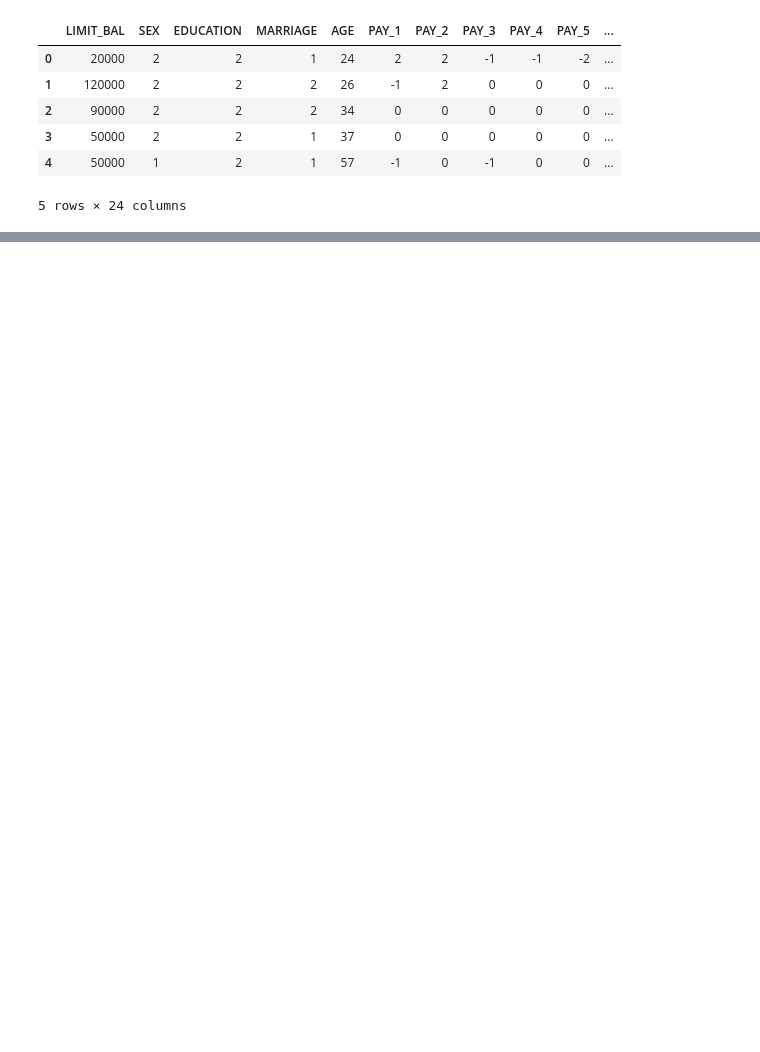
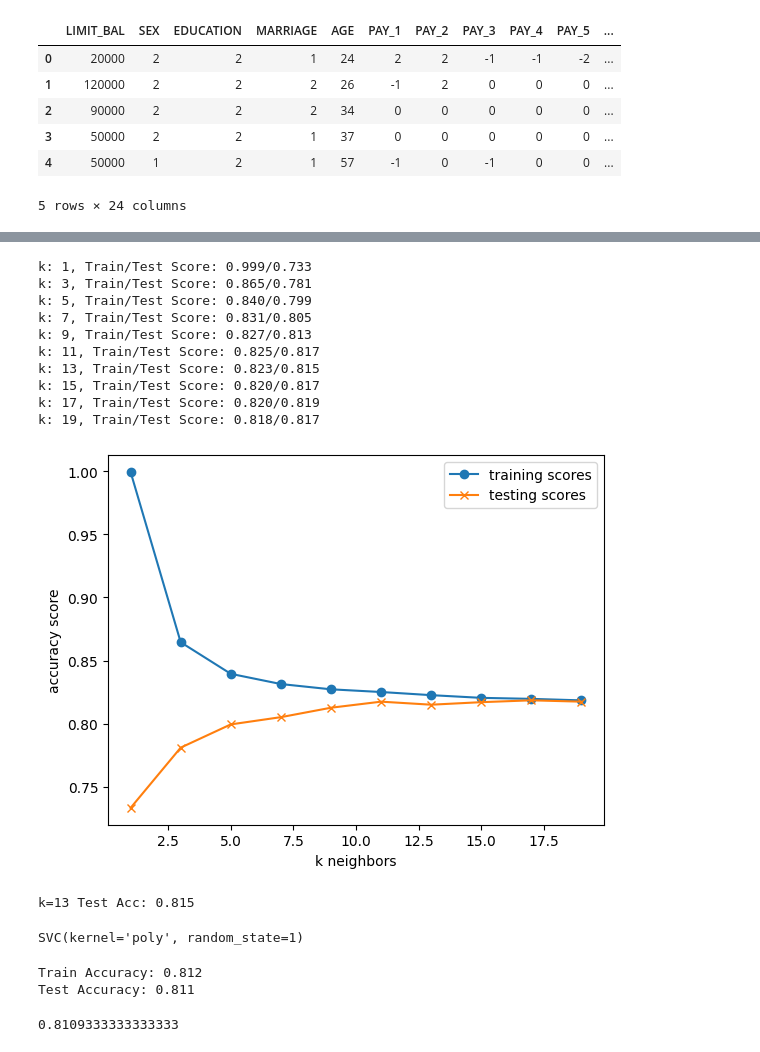
Before and after one commit to jessepoljak/Project_2_Credit_Default, a Jupyter notebook: Project2_Loans.ipynb, the cells around one changed output, grey strips where cells are left out. Drawn from its saved outputs; the diff is of its cells as text; code cells hidden in the pictures; blank space fills up the shorter version.

```diff
--- a/Project2_Loans.ipynb
+++ b/Project2_Loans.ipynb
@@ -140,0 +366,45 @@ plt.scatter(df_corr['PAY_1'], df_corr['default_payment_next_month'])
+# %%
+# Scale the data using standard scaler
+scaler = StandardScaler().fit(X_train)
+X_train_scaled = scaler.transform(X_train)
+X_test_scaled = scaler.transform(X_test)
+# %%
+# Now we will look for K with standard scaled data.
+train_scores = []
+test_scores = []
+for k in range(1, 20, 2):
+    knn = KNeighborsClassifier(n_neighbors=k)
+    knn.fit(X_train_scaled, y_train)
+    train_score = knn.score(X_train_scaled, y_train)
+    test_score = knn.score(X_test_scaled, y_test)
+    train_scores.append(train_score)
+    test_scores.append(test_score)
+    print(f"k: {k}, Train/Test Score: {train_score:.3f}/{test_score:.3f}")
+
+# Plot the results
+plt.plot(range(1, 20, 2), train_scores, marker='o', label="training scores")
+plt.plot(range(1, 20, 2), test_scores, marker="x", label="testing scores")
+plt.xlabel("k neighbors")
+plt.ylabel("accuracy score")
+plt.legend()
+plt.show()
+# %% [output]
+k: 1, Train/Test Score: 0.999/0.733
+k: 3, Train/Test Score: 0.865/0.781
+k: 5, Train/Test Score: 0.840/0.799
+k: 7, Train/Test Score: 0.831/0.805
+k: 9, Train/Test Score: 0.827/0.813
+k: 11, Train/Test Score: 0.825/0.817
+k: 13, Train/Test Score: 0.823/0.815
+k: 15, Train/Test Score: 0.820/0.817
+k: 17, Train/Test Score: 0.820/0.819
+k: 19, Train/Test Score: 0.818/0.817
+[figure, added]
+# %%
+# As with the logistical regression, scaling the data marginally increased the predictive accuracy of the model.
+# In addition we see that K=9 - K=13 is where the predictive accuracy starts to level out.
+knn = KNeighborsClassifier(n_neighbors=13)
+knn.fit(X_train_scaled, y_train)
+print('k=13 Test Acc: %.3f' % knn.score(X_test_scaled, y_test))
+# %% [output]
+k=13 Test Acc: 0.815
@@ -140,0 +415,18 @@ plt.scatter(df_corr['PAY_1'], df_corr['default_payment_next_month'])
+# %%
+# Fit the model to the scaled training data
+svm_model.fit(X_train_scaled, y_train)
+# %% [output]
+SVC(kernel='poly', random_state=1)
+# %%
+# Get the accuracy of the SVM model.
+print('Train Accuracy: %.3f' % svm_model.score(X_train_scaled, y_train))
+print('Test Accuracy: %.3f' % svm_model.score(X_test_scaled, y_test))
+# %% [output]
+Train Accuracy: 0.812
+Test Accuracy: 0.811
+# %%
+# Get the accuracy score for the SVM model, with the standard scaled data
+testing_predictions = svm_model.predict(X_test_scaled)
+accuracy_score(y_test, testing_predictions)
+# %% [output]
+0.8109333333333333
```
Also changed, not shown: parts of 43 cells of this notebook.
